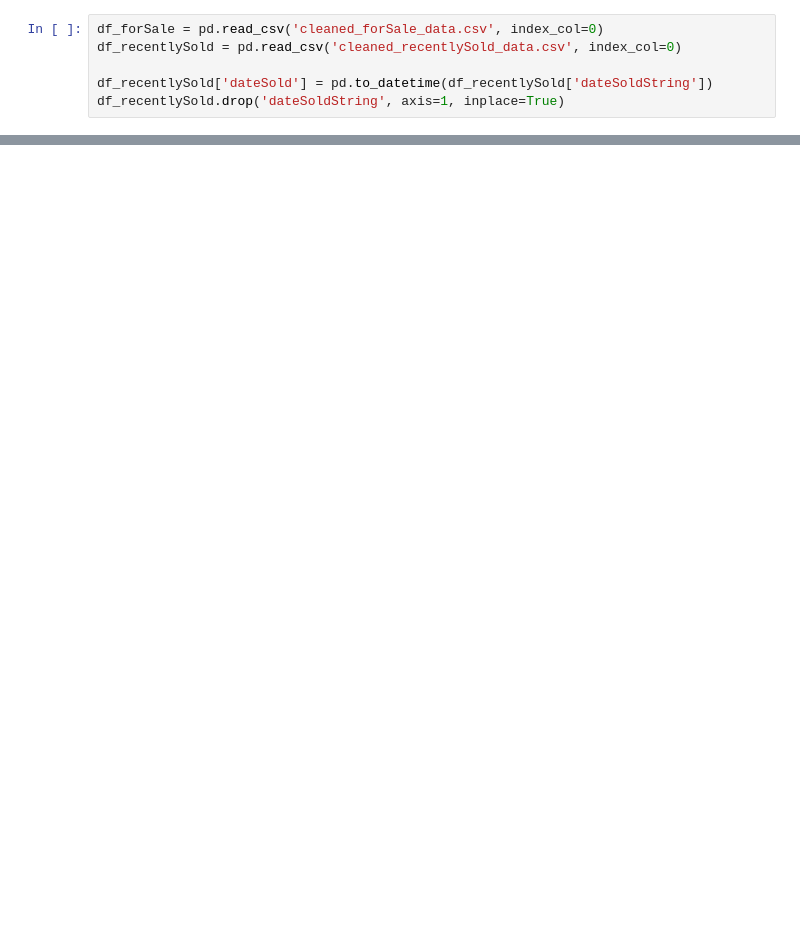
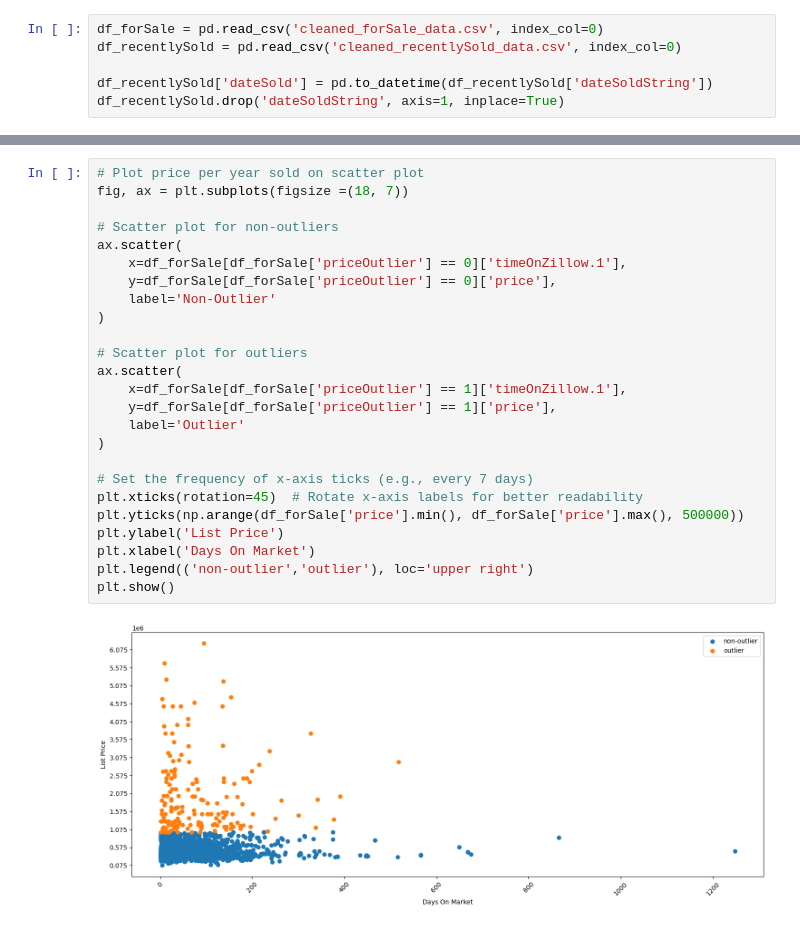
Before and after one commit to Jonathan-Tiede/RealEstate_Recommender, a Jupyter notebook: dataEDA.ipynb, the cells around one changed output, grey strips where cells are left out. Saved outputs shown, nothing was run; the diff lists cells and outputs as text; blank space fills up the shorter version.

```diff
--- a/dataEDA.ipynb
+++ b/dataEDA.ipynb
@@ -55,0 +88,27 @@ plt.show()
+# %%
+# Plot price per year sold on scatter plot
+fig, ax = plt.subplots(figsize =(18, 7))
+
+# Scatter plot for non-outliers
+ax.scatter(
+    x=df_forSale[df_forSale['priceOutlier'] == 0]['timeOnZillow.1'],
+    y=df_forSale[df_forSale['priceOutlier'] == 0]['price'],
+    label='Non-Outlier'
+)
+
+# Scatter plot for outliers
+ax.scatter(
+    x=df_forSale[df_forSale['priceOutlier'] == 1]['timeOnZillow.1'],
+    y=df_forSale[df_forSale['priceOutlier'] == 1]['price'],
+    label='Outlier'
+)
+
+# Set the frequency of x-axis ticks (e.g., every 7 days)
+plt.xticks(rotation=45)  # Rotate x-axis labels for better readability
+plt.yticks(np.arange(df_forSale['price'].min(), df_forSale['price'].max(), 500000))
+plt.ylabel('List Price')
+plt.xlabel('Days On Market')
+plt.legend(('non-outlier','outlier'), loc='upper right')
+plt.show()
+# %% [output]
+[figure, added]
```
Also changed, not shown: parts of 7 cells of this notebook, 2 other files.
